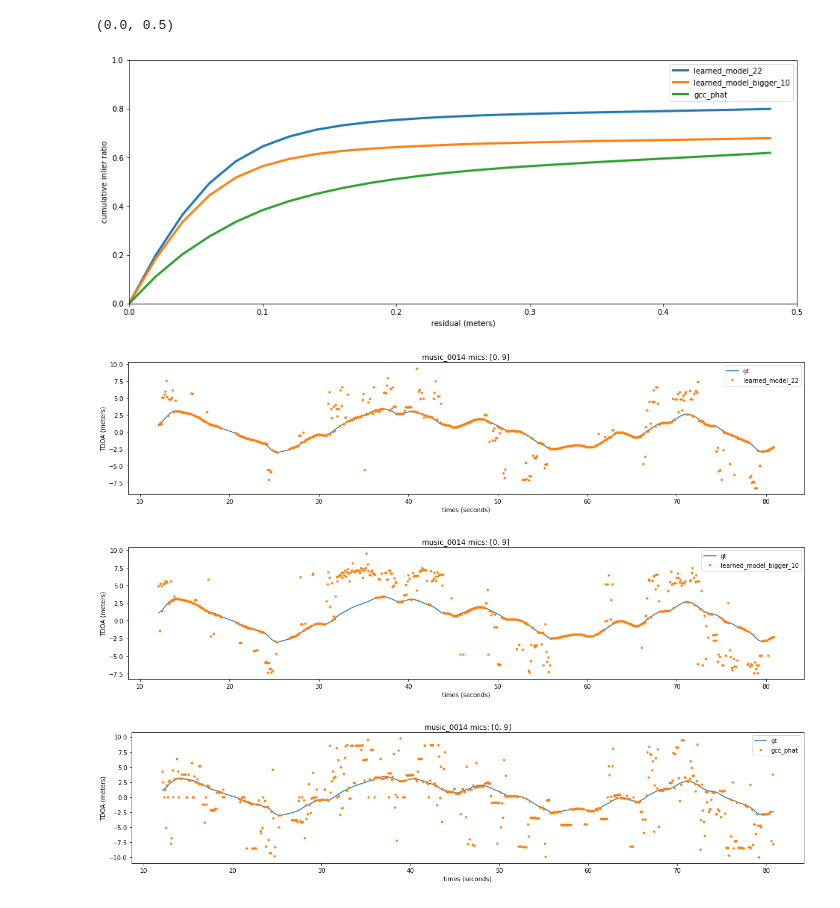
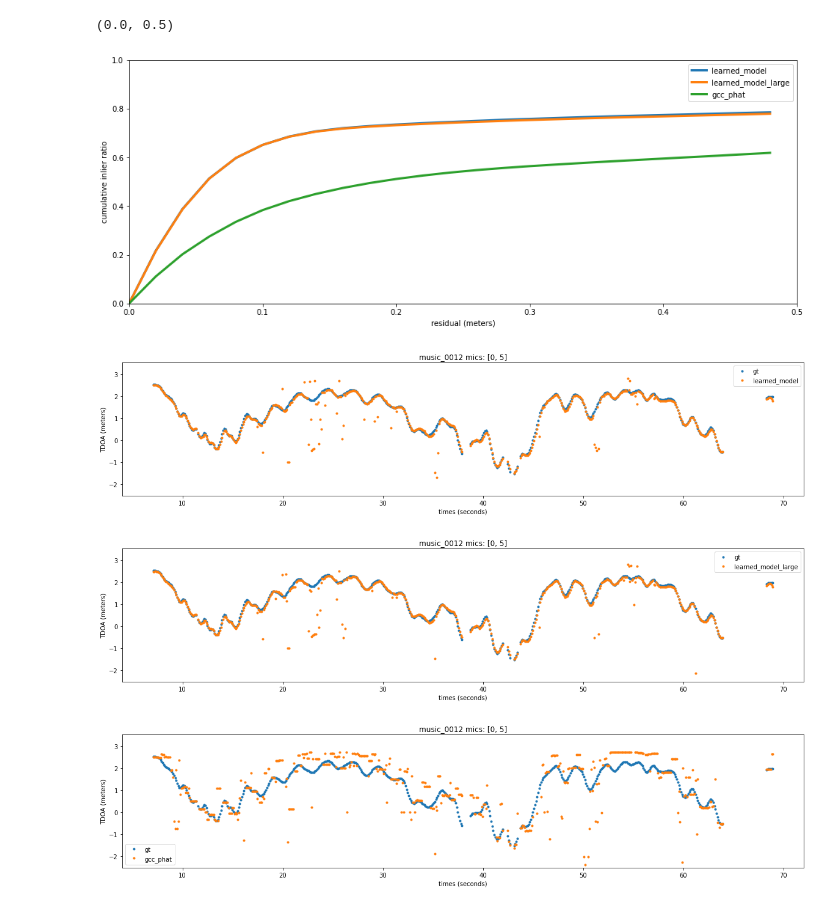
Before and after one commit to Etomer/SONNET, a Jupyter notebook: scripts/eval/evaluation_real_data.ipynb, the cells around one changed output. Saved outputs shown, nothing was run; the diff lists cells and outputs as text; code cells hidden in the pictures.

```diff
--- a/scripts/eval/evaluation_real_data.ipynb
+++ b/scripts/eval/evaluation_real_data.ipynb
@@ -20,11 +20,18 @@ device = "cuda:0" if torch.cuda.is_available() else "cpu"
 
 from models.gcc_phat.gcc_phat import gcc_phat
 
-models = {
-    "learned_model_22" : torch.load("models/ResNetFFT/checkpoints/musan_big_22.pth").to(device),
-    "learned_model_bigger_10" : torch.load("models/ResNetFFT/checkpoints/musan_big_bigger_10.pth").to(device),
-    "gcc_phat" : gcc_phat()
-}
+models = config_eval.models
+# {
+#     #"learned_model_22" : torch.load("models/ResNetFFT/checkpoints/musan_big_22.pth").to(device),
+#     #"learned_model_19" : torch.load("models/ResNetFFT/checkpoints/musan_big_19.pth").to(device),
+#     "learned_model" : torch.load("models/ResNetFFT/checkpoints/musan_bigger_45.pth").to(device),
+#     "learned_model_large" : torch.load("models/ResNetFFT/checkpoints/musan_bigger_14.pth").to(device),
+#     #"learned_model_bigger_12" : torch.load("models/ResNetFFT/checkpoints/musan_big_bigger_12.pth").to(device),
+#     #"learned_model_bigger_12" : torch.load("models/ResNetFFT/checkpoints/musan_bigger_music_less_noise_20.pth").to(device),
+#     #"learned_model_bigger_12" : torch.load("models/ResNetFFT/checkpoints/musan_bigger_music_less_noise_20.pth").to(device),
+
+#     "gcc_phat" : gcc_phat()
+# }
 # %%
 from src.DatasetTdoa20201016 import DatasetTdoa20201016
 d = DatasetTdoa20201016()
@@ -74,23 +81,25 @@ plt.ylim(0,1)
 plt.xlim(0,0.5)
 # %% [output]
 (0.0, 0.5)
-[figure, old version]
+[figure, new version]
 # %%
-experiment = "music_0014"
-mics = [0,9]
+experiment = "music_0012"
+#experiment = "chirp_0004"
+mics = [0,5]
 sound, tdoa, times = d.get_sequence(experiment, mics)
 
 for model_name in models:
     plt.figure(figsize=(20,4))
-    plt.plot(times,tdoa/50)
+    plt.plot(times,tdoa/50,'.')
     with torch.no_grad():
         pred = models[model_name](torch.tensor(sound).to(device)).argmax(1).cpu().numpy() - 500
     plt.plot(times, pred/50, '.')
     plt.ylabel('TDOA (meters)')
     plt.xlabel("times (seconds)")
     plt.title(experiment + " mics: "+ str(mics))
     plt.legend(["gt",model_name])
+    plt.ylim(np.min(tdoa)/50-1,np.max(tdoa)/50 + 1)
 # %% [output]
-[figure, old version]
+[figure, new version]
-[figure, old version]
+[figure, new version]
-[figure, old version]
+[figure, new version]
```
Also changed, not shown: parts of 3 cells of this notebook, 8 other files.
